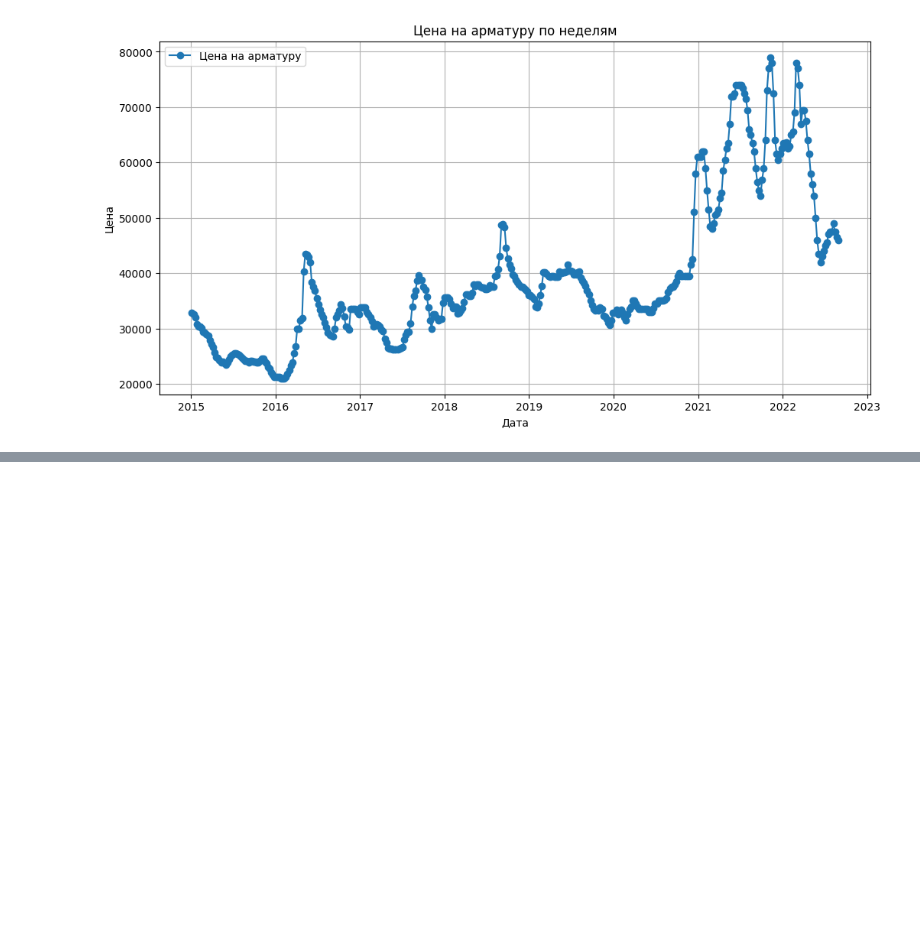
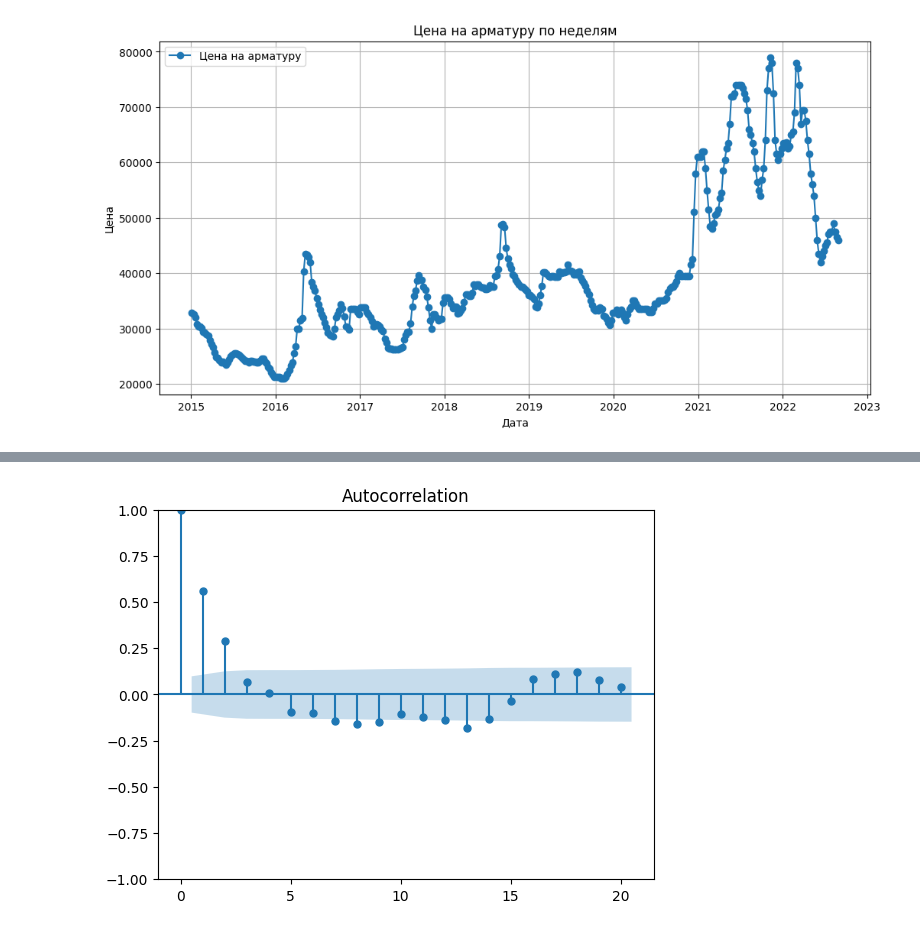
Before and after one commit to mrsoning/Intensive_3, a Jupyter notebook: Daniil/Baselane mrsoning.ipynb, the cells around one changed output, grey strips where cells are left out. Saved outputs shown, nothing was run; the diff lists cells and outputs as text; code cells hidden in the pictures; blank space fills up the shorter version.

```diff
--- a/Daniil/Baselane mrsoning.ipynb
+++ b/Daniil/Baselane mrsoning.ipynb
@@ -122,19 +135,3 @@ y_test = test_df['Цена на арматуру']
 # Преобразование данных в pandas Series с временным индексом
 y_train = pd.Series(y_train.values, index=train_df['dt'])
 y_test = pd.Series(y_test.values, index=test_df['dt'])
-# %%
-from statsmodels.tsa.arima.model import ARIMA
-
-# Обучение модели ARIMA
-try:
-    model = ARIMA(y_train, order=(3, 5, 6))
-    model_fit = model.fit()
-
-    # Прогнозирование на тестовых данных
-    y_pred = model_fit.predict(start=len(y_train), end=len(y_train) + len(y_test) - 1)
-
-    # Убедитесь, что y_pred - Series с индексом из дат
-    y_pred = pd.Series(y_pred, index=y_test.index)
-except Exception as e:
-    print(f"Ошибка при обучении/прогнозировании ARIMA: {e}")
-    y_pred = pd.Series(np.zeros(len(y_test)), index=y_test.index) # or handle the error in another way
@@ -160,0 +138,80 @@ plt.show()
+# %%
+from statsmodels.tsa.arima.model import ARIMA
+from statsmodels.graphics.tsaplots import plot_acf, plot_pacf #For ACF and PACF plots
+
+# Приведение ряда к стационарному с помощью дифференцирования
+train_df['Цена на арматуру_diff'] = train_df['Цена на арматуру'].diff()
+
+# Удаление строк с пропущенными значениями
+train_df = train_df.dropna()
+
+# Анализ ACF и PACF (для выбора p и q)
+plot_acf(train_df['Цена на арматуру_diff'], lags=20)
+plt.show()
+plot_pacf(train_df['Цена на арматуру_diff'], lags=20)
+plt.show()
+
+# Исправлено: Теперь y_train содержит исходные значения, а не разности
+X_train = train_df.drop(['dt', 'Цена на арматуру', 'Цена на арматуру_diff'], axis=1)
+y_train = train_df['Цена на арматуру']
+
+# Создание данных для прогнозирования (после 2023 года)
+future_data = train_df[train_df['dt'] >= '2023-01-01'].copy()
+
+# Обучение модели ARIMA
+try:
+    model = ARIMA(y_train, order=(5, 1, 5)) # Предполагается, что ряд уже стационарен
+    model_fit = model.fit()
+
+    # Прогнозирование на будущие данные (после 2023 года)
+    start_index = len(y_train)
+    end_index = len(train_df) + len(y_test) - 1
+    y_pred = model_fit.predict(start=start_index, end=end_index)
+
+    # Убедитесь, что y_pred - Series с индексом из дат
+    y_pred = pd.Series(y_pred, index=train_df.index[start_index:])
+
+    # Проверка значений
+    print("Предсказанные значения:")
+    print(y_pred)
+    print("Индексы предсказанных значений:")
+    print(y_pred.index)
+
+except Exception as e:
+    print(f"Ошибка при обучении/прогнозировании ARIMA: {e}")
+    y_pred = pd.Series(np.zeros(len(future_data)), index=future_data.index)
+
+
+# Если данных после 2023 года нет, создаем их искусственно
+if len(future_data) == 0:
+    last_date = train_df['dt'].iloc[-1]
+    future_dates = pd.date_range(start=last_date, periods=365, freq='D') # Прогнозируем на год вперед
+    future_data = pd.DataFrame({'dt': future_dates})
+    future_data['year'] = future_data['dt'].dt.year
+    future_data['month'] = future_data['dt'].dt.month
+    future_data['day'] = future_data['dt'].dt.day
+    future_data['day_of_week'] = future_data['dt'].dt.dayofweek
+
+    # Создаем X_future на основе новых данных
+    X_future = future_data.drop(['dt'], axis=1)  # Убираем столбец с датами
+
+# Для предсказанных значений (убрать, если не дифференцируем)
+y_future_pred_original = np.cumsum(y_pred) + train_df['Цена на арматуру'].iloc[-1] #Изменено
+
+# Визуализация результатов
+plt.figure(figsize=(12, 6))
+
+# Исходные значения (до 2023 года)
+plt.plot(train_df['dt'], train_df['Цена на арматуру'], label='Исходные значения', color='blue', alpha=0.5)
+
+# Предсказанные значения (после 2023 года)
+#plot(train_df.index[start_index:], y_future_pred_original, label='Предсказанные значения (после 2023 года)', color='red', linestyle='-.') #Исправлено
+plt.plot(y_pred.index, y_future_pred_original, label='Предсказанные значения (после 2023 года)', color='red', linestyle='-.')
+plt.title('Сравнение исходных и предсказанных значений')
+plt.xlabel('Дата')
+plt.ylabel('Цена')
+plt.legend()
+plt.grid(True)
+plt.show()
+# %% [output]
+[figure, added]
```
Also changed, not shown: parts of 9 cells of this notebook, 4 other files.
